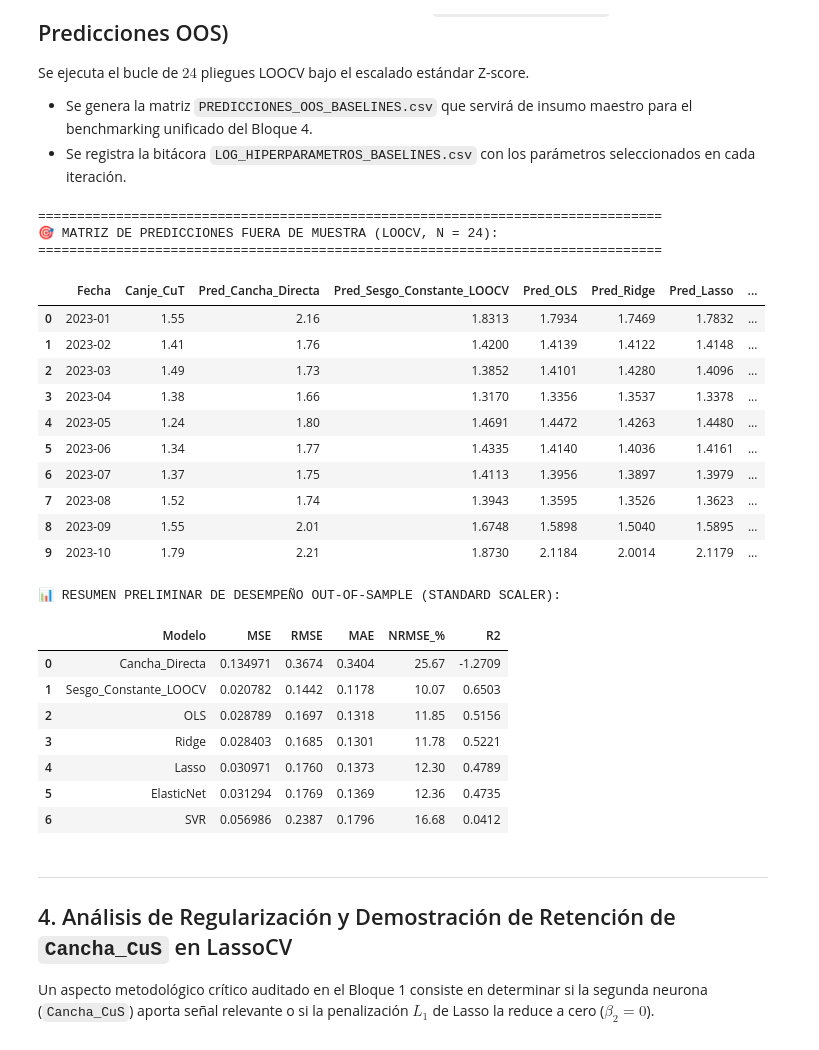
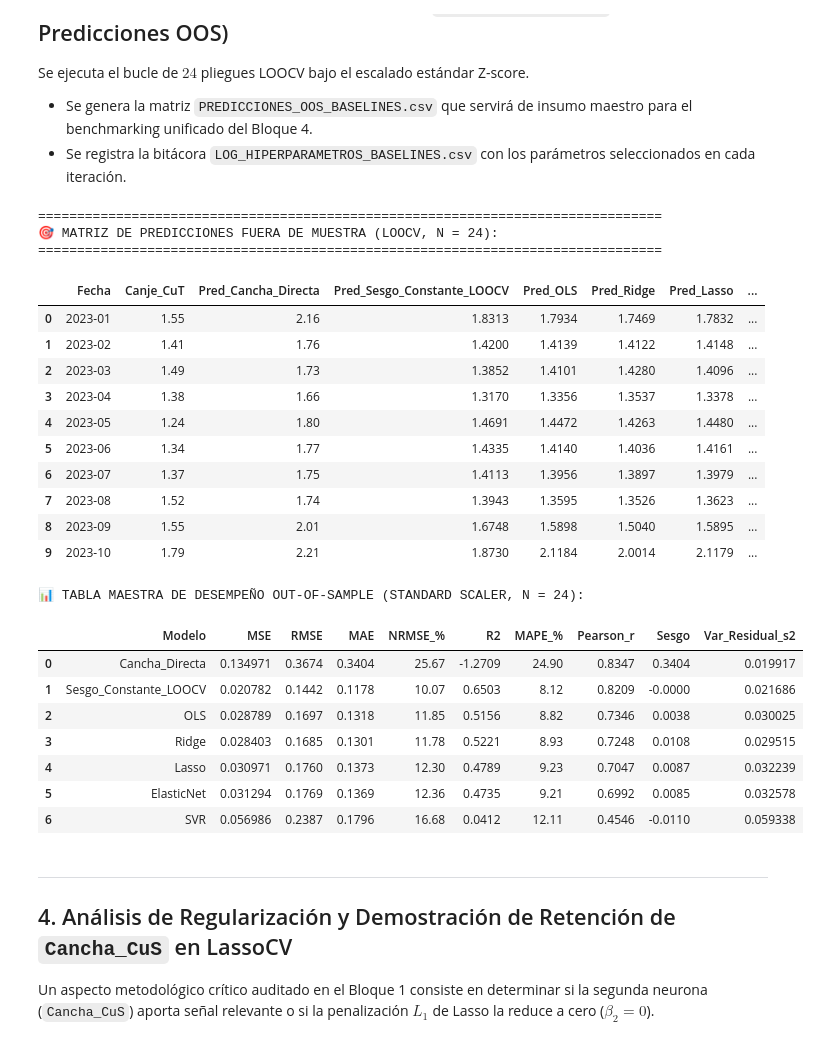
Before and after one commit to guerrafmaturana-arch/TESIS, a Jupyter notebook: BLOQUE_2/02_baselines_loocv.ipynb, the cells around one changed output. Cells and saved outputs as stored; diff of their text form; code cells hidden in the pictures.

Commit message:
fix(bloque-2): resolver auditoria rci b2-01 a b2-05, unificar tabla de metricas con mse y sesgo, sincronizar con bloque 3 y prerenderizar notebook

```diff
--- a/BLOQUE_2/02_baselines_loocv.ipynb
+++ b/BLOQUE_2/02_baselines_loocv.ipynb
@@ -233,6 +233,7 @@ print("=" * 80)
 display(df_preds_std.head(10))
 
 # Evaluación cuantitativa preliminar de error
+from scipy import stats
 y_real = df_preds_std['Canje_CuT'].values
 ss_tot = np.sum((y_real - np.mean(y_real))**2)
 
@@ -243,44 +244,52 @@ for col in df_preds_std.columns[2:]:
     mse = np.mean(err**2)
     rmse = np.sqrt(mse)
     mae = np.mean(np.abs(err))
     nrmse = (rmse / np.mean(y_real)) * 100
     r2 = 1 - (np.sum(err**2) / ss_tot)
+    mape = np.mean(np.abs(err / y_real)) * 100
+    r_val, _ = stats.pearsonr(p, y_real)
+    bias = np.mean(p - y_real)
+    var_res = np.var(err, ddof=1)
     summary_rows.append({
         'Modelo': col.replace('Pred_', ''),
         'MSE': round(mse, 6),
         'RMSE': round(rmse, 4),
         'MAE': round(mae, 4),
         'NRMSE_%': round(nrmse, 2),
-        'R2': round(r2, 4)
+        'R2': round(r2, 4),
+        'MAPE_%': round(mape, 2),
+        'Pearson_r': round(r_val, 4),
+        'Sesgo': round(bias, 4),
+        'Var_Residual_s2': round(var_res, 6)
     })
 
 df_metrics_summary = pd.DataFrame(summary_rows)
-print("\n📊 RESUMEN PRELIMINAR DE DESEMPEÑO OUT-OF-SAMPLE (STANDARD SCALER):")
+print("\n📊 TABLA MAESTRA DE DESEMPEÑO OUT-OF-SAMPLE (STANDARD SCALER, N = 24):")
 display(df_metrics_summary)
 # %% [output]
 ================================================================================
 🎯 MATRIZ DE PREDICCIONES FUERA DE MUESTRA (LOOCV, N = 24):
 ================================================================================
 |  | Fecha | Canje_CuT | Pred_Cancha_Directa | Pred_Sesgo_Constante_LOOCV | Pred_OLS | Pred_Ridge | Pred_Lasso | ... |
 | 0 | 2023-01 | 1.55 | 2.16 | 1.8313 | 1.7934 | 1.7469 | 1.7832 | ... |
 | 1 | 2023-02 | 1.41 | 1.76 | 1.4200 | 1.4139 | 1.4122 | 1.4148 | ... |
 | 2 | 2023-03 | 1.49 | 1.73 | 1.3852 | 1.4101 | 1.4280 | 1.4096 | ... |
 | 3 | 2023-04 | 1.38 | 1.66 | 1.3170 | 1.3356 | 1.3537 | 1.3378 | ... |
 | 4 | 2023-05 | 1.24 | 1.80 | 1.4691 | 1.4472 | 1.4263 | 1.4480 | ... |
 | 5 | 2023-06 | 1.34 | 1.77 | 1.4335 | 1.4140 | 1.4036 | 1.4161 | ... |
 | 6 | 2023-07 | 1.37 | 1.75 | 1.4113 | 1.3956 | 1.3897 | 1.3979 | ... |
 | 7 | 2023-08 | 1.52 | 1.74 | 1.3943 | 1.3595 | 1.3526 | 1.3623 | ... |
 | 8 | 2023-09 | 1.55 | 2.01 | 1.6748 | 1.5898 | 1.5040 | 1.5895 | ... |
 | 9 | 2023-10 | 1.79 | 2.21 | 1.8730 | 2.1184 | 2.0014 | 2.1179 | ... |
-📊 RESUMEN PRELIMINAR DE DESEMPEÑO OUT-OF-SAMPLE (STANDARD SCALER):
+📊 TABLA MAESTRA DE DESEMPEÑO OUT-OF-SAMPLE (STANDARD SCALER, N = 24):
-|  | Modelo | MSE | RMSE | MAE | NRMSE_% | R2 |
-| 0 | Cancha_Directa | 0.134971 | 0.3674 | 0.3404 | 25.67 | -1.2709 |
-| 1 | Sesgo_Constante_LOOCV | 0.020782 | 0.1442 | 0.1178 | 10.07 | 0.6503 |
-| 2 | OLS | 0.028789 | 0.1697 | 0.1318 | 11.85 | 0.5156 |
-| 3 | Ridge | 0.028403 | 0.1685 | 0.1301 | 11.78 | 0.5221 |
-| 4 | Lasso | 0.030971 | 0.1760 | 0.1373 | 12.30 | 0.4789 |
-| 5 | ElasticNet | 0.031294 | 0.1769 | 0.1369 | 12.36 | 0.4735 |
-| 6 | SVR | 0.056986 | 0.2387 | 0.1796 | 16.68 | 0.0412 |
+|  | Modelo | MSE | RMSE | MAE | NRMSE_% | R2 | MAPE_% | Pearson_r | Sesgo | Var_Residual_s2 |
+| 0 | Cancha_Directa | 0.134971 | 0.3674 | 0.3404 | 25.67 | -1.2709 | 24.90 | 0.8347 | 0.3404 | 0.019917 |
+| 1 | Sesgo_Constante_LOOCV | 0.020782 | 0.1442 | 0.1178 | 10.07 | 0.6503 | 8.12 | 0.8209 | -0.0000 | 0.021686 |
+| 2 | OLS | 0.028789 | 0.1697 | 0.1318 | 11.85 | 0.5156 | 8.82 | 0.7346 | 0.0038 | 0.030025 |
+| 3 | Ridge | 0.028403 | 0.1685 | 0.1301 | 11.78 | 0.5221 | 8.93 | 0.7248 | 0.0108 | 0.029515 |
+| 4 | Lasso | 0.030971 | 0.1760 | 0.1373 | 12.30 | 0.4789 | 9.23 | 0.7047 | 0.0087 | 0.032239 |
+| 5 | ElasticNet | 0.031294 | 0.1769 | 0.1369 | 12.36 | 0.4735 | 9.21 | 0.6992 | 0.0085 | 0.032578 |
+| 6 | SVR | 0.056986 | 0.2387 | 0.1796 | 16.68 | 0.0412 | 12.11 | 0.4546 | -0.0110 | 0.059338 |
 # %% [markdown]
 ---
 ## 4. Análisis de Regularización y Demostración de Retención de `Cancha_CuS` en LassoCV
```
Also changed, not shown: parts of 1 cell of this notebook, 4 other files.
